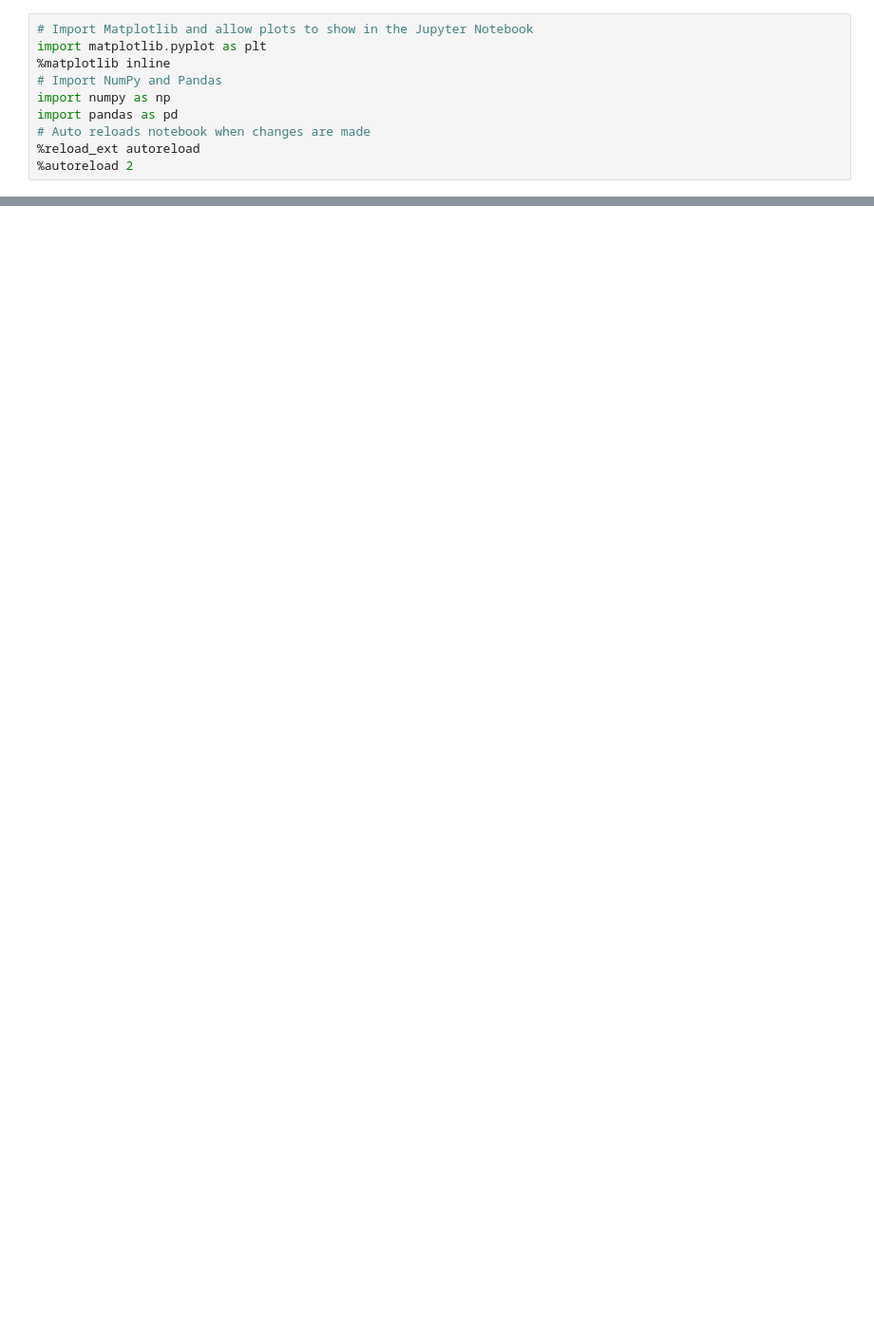
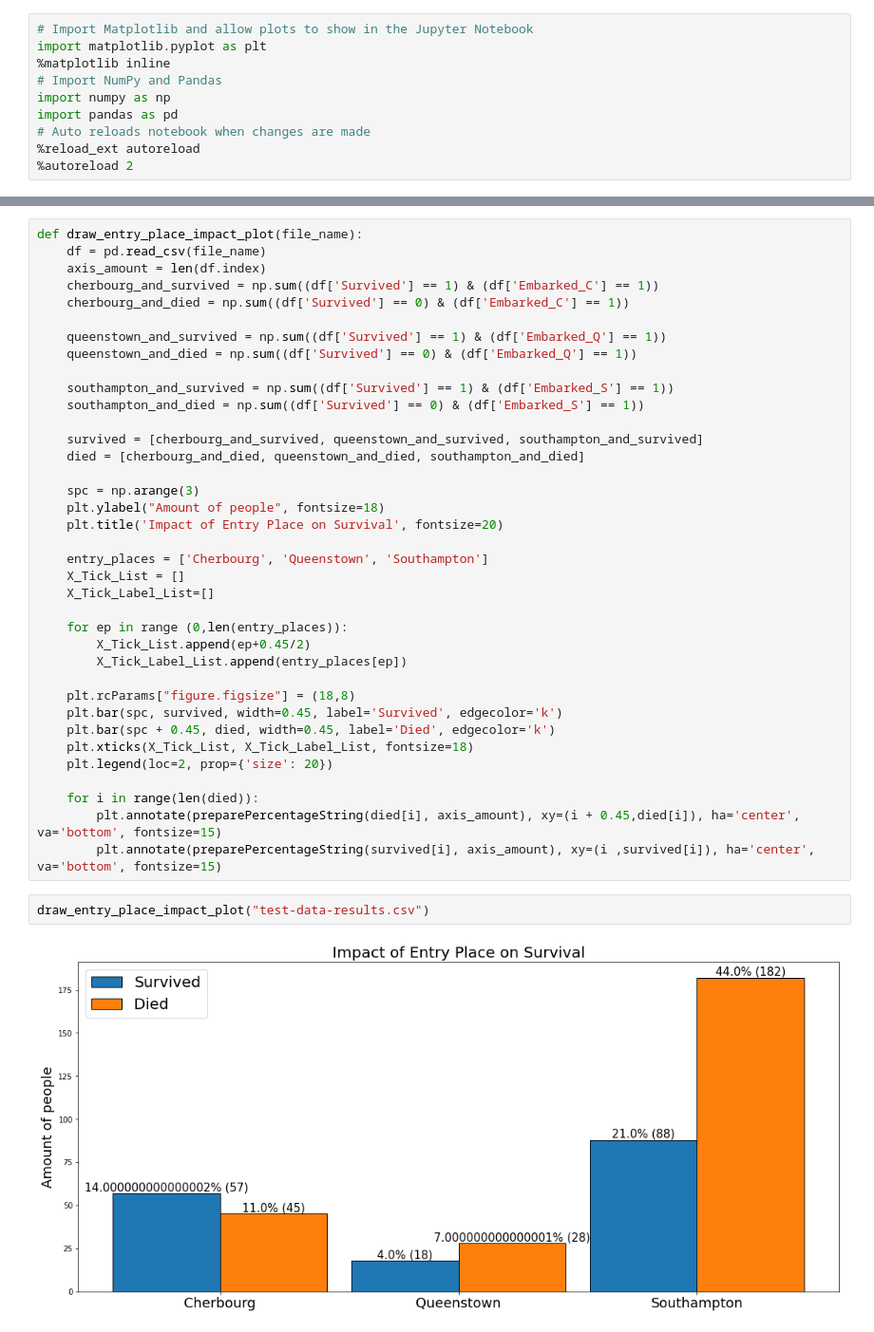
Before and after one commit to michal3pol/titanic, a Jupyter notebook: Plots.ipynb, the cells around one changed output, grey strips where cells are left out. Shown at 95% size. Saved outputs shown, nothing was run; the diff lists cells and outputs as text; blank space fills up the shorter version.

```diff
--- a/Plots.ipynb
+++ b/Plots.ipynb
@@ -44,0 +49,41 @@ draw_companions_impact_plot("test-data-results.csv")
+# %%
+def draw_entry_place_impact_plot(file_name):
+    df = pd.read_csv(file_name)
+    axis_amount = len(df.index)
+    cherbourg_and_survived = np.sum((df['Survived'] == 1) & (df['Embarked_C'] == 1))
+    cherbourg_and_died = np.sum((df['Survived'] == 0) & (df['Embarked_C'] == 1))
+
+    queenstown_and_survived = np.sum((df['Survived'] == 1) & (df['Embarked_Q'] == 1))
+    queenstown_and_died = np.sum((df['Survived'] == 0) & (df['Embarked_Q'] == 1))
+
+    southampton_and_survived = np.sum((df['Survived'] == 1) & (df['Embarked_S'] == 1))
+    southampton_and_died = np.sum((df['Survived'] == 0) & (df['Embarked_S'] == 1))
+
+    survived = [cherbourg_and_survived, queenstown_and_survived, southampton_and_survived]
+    died = [cherbourg_and_died, queenstown_and_died, southampton_and_died]
+
+    spc = np.arange(3)
+    plt.ylabel("Amount of people", fontsize=18)
+    plt.title('Impact of Entry Place on Survival', fontsize=20)
+
+    entry_places = ['Cherbourg', 'Queenstown', 'Southampton']
+    X_Tick_List = []
+    X_Tick_Label_List=[]
+
+    for ep in range (0,len(entry_places)):
+        X_Tick_List.append(ep+0.45/2)
+        X_Tick_Label_List.append(entry_places[ep])
+
+    plt.rcParams["figure.figsize"] = (18,8)
+    plt.bar(spc, survived, width=0.45, label='Survived', edgecolor='k')
+    plt.bar(spc + 0.45, died, width=0.45, label='Died', edgecolor='k')
+    plt.xticks(X_Tick_List, X_Tick_Label_List, fontsize=18)
+    plt.legend(loc=2, prop={'size': 20})
+
+    for i in range(len(died)):
+        plt.annotate(preparePercentageString(died[i], axis_amount), xy=(i + 0.45,died[i]), ha='center', va='bottom', fontsize=15)
+        plt.annotate(preparePercentageString(survived[i], axis_amount), xy=(i ,survived[i]), ha='center', va='bottom', fontsize=15)
+# %%
+draw_entry_place_impact_plot("test-data-results.csv")
+# %% [output]
+[figure, added]
```
Also changed, not shown: parts of 2 cells of this notebook.
